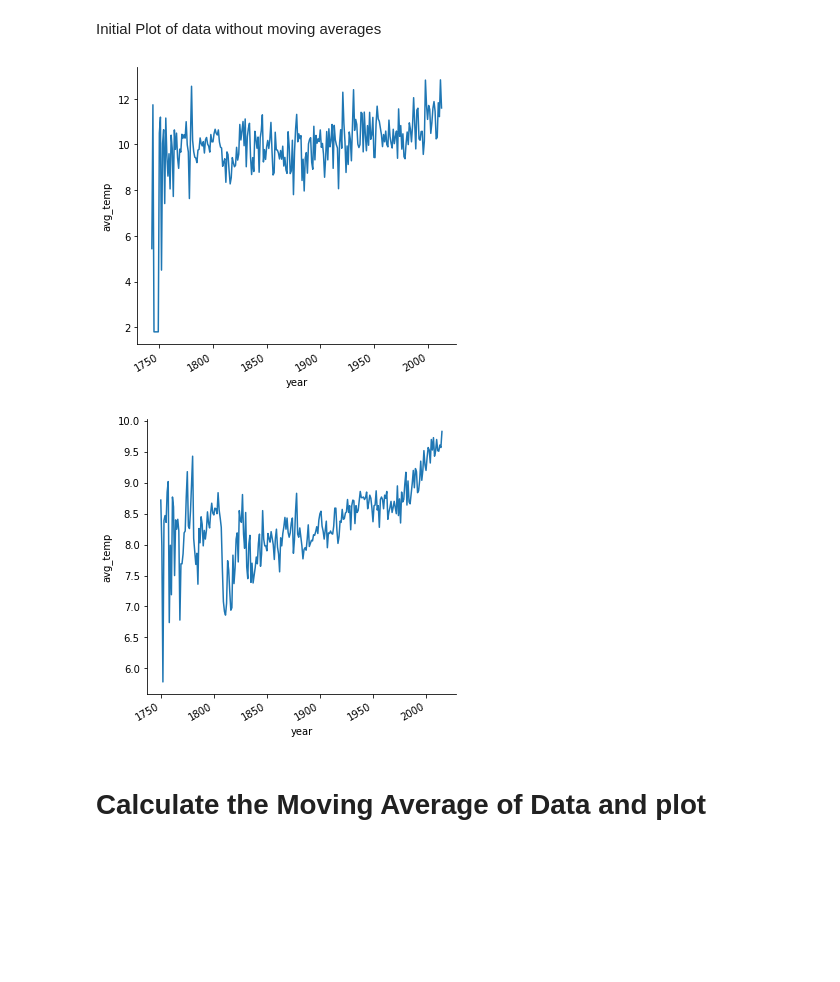
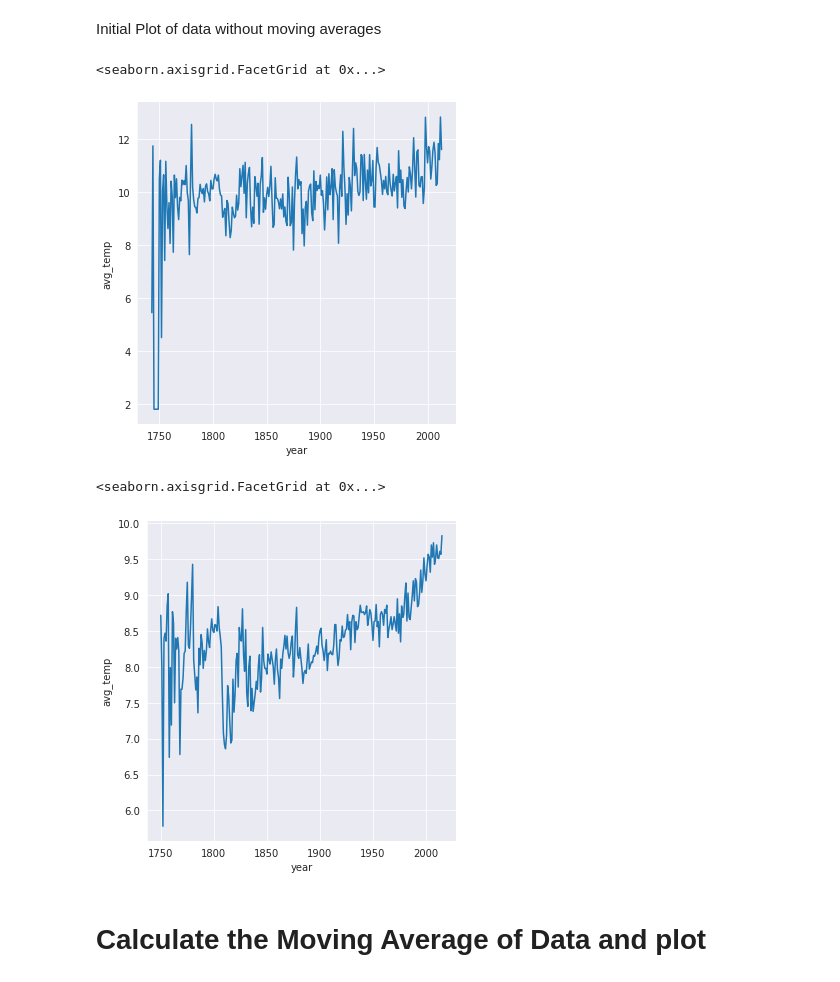
Before and after one commit to freedom-780/Weather_trends, a Jupyter notebook: Weather_project.ipynb, the cells around one changed output. Saved outputs shown, nothing was run; the diff lists cells and outputs as text; code cells hidden in the pictures; blank space fills up the shorter version.

```diff
--- a/Weather_project.ipynb
+++ b/Weather_project.ipynb
@@ -79,17 +81,17 @@ dtype: int64
 # %% [markdown]
 Initial Plot of data without moving averages
 # %%
-import seaborn as sns
-g = sns.relplot(x="year", y="avg_temp", kind="line", data=chicago_weather_fill)
-g.fig.autofmt_xdate()
+sns.set_style("darkgrid")
+sns.relplot(x="year", y="avg_temp", kind="line", data=chicago_weather_fill)
 # %% [output]
+<seaborn.axisgrid.FacetGrid at 0x...>
-[figure, old version]
+[figure, new version]
 # %%
 
-f = sns.relplot(x="year", y="avg_temp", kind="line", data=global_weather)
-f.fig.autofmt_xdate()
+sns.relplot(x="year", y="avg_temp", kind="line", data=global_weather)
 # %% [output]
+<seaborn.axisgrid.FacetGrid at 0x...>
-[figure, old version]
+[figure, new version]
 # %% [markdown]
 # Calculate the Moving Average of Data and plot
 # %% [markdown]
```
Also changed, not shown: parts of 7 cells of this notebook.
